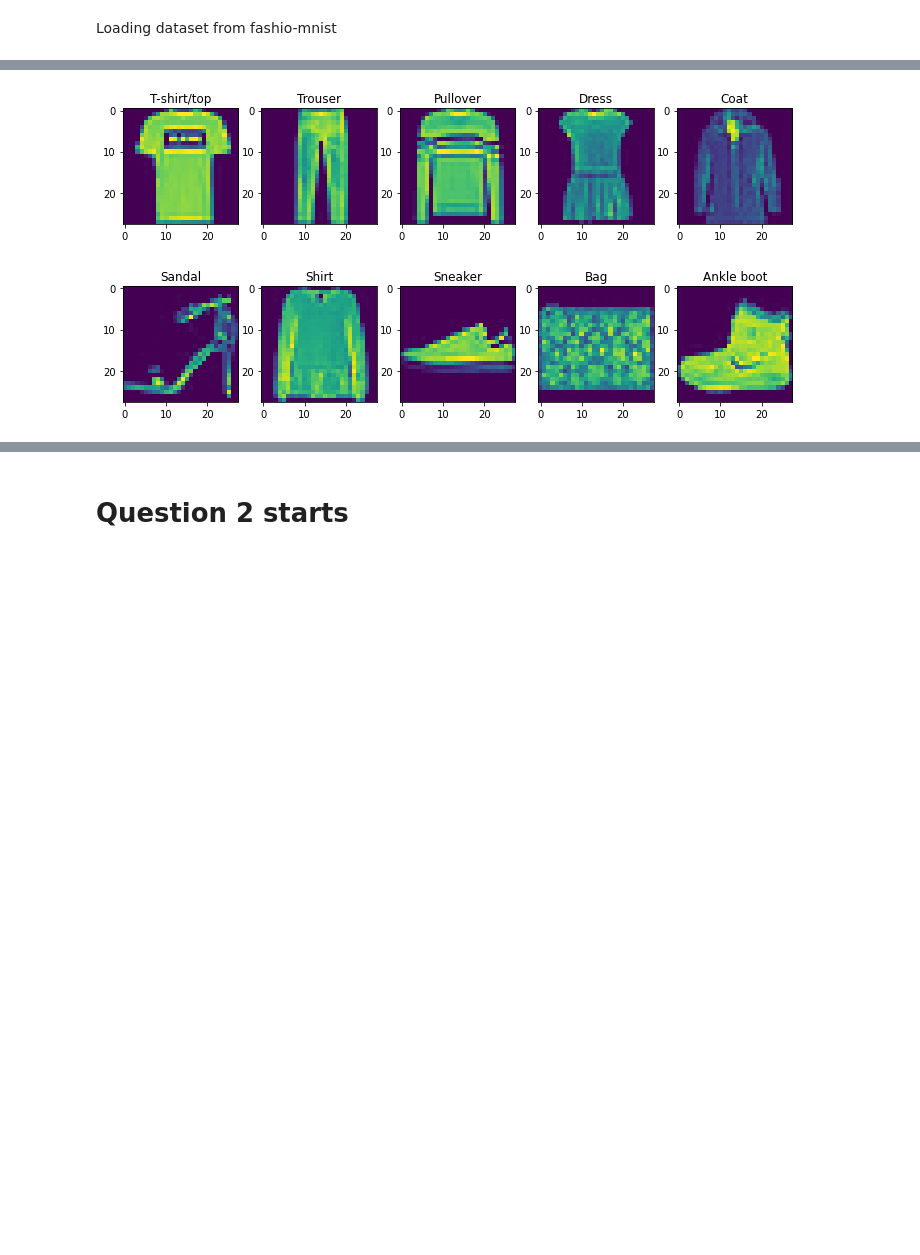
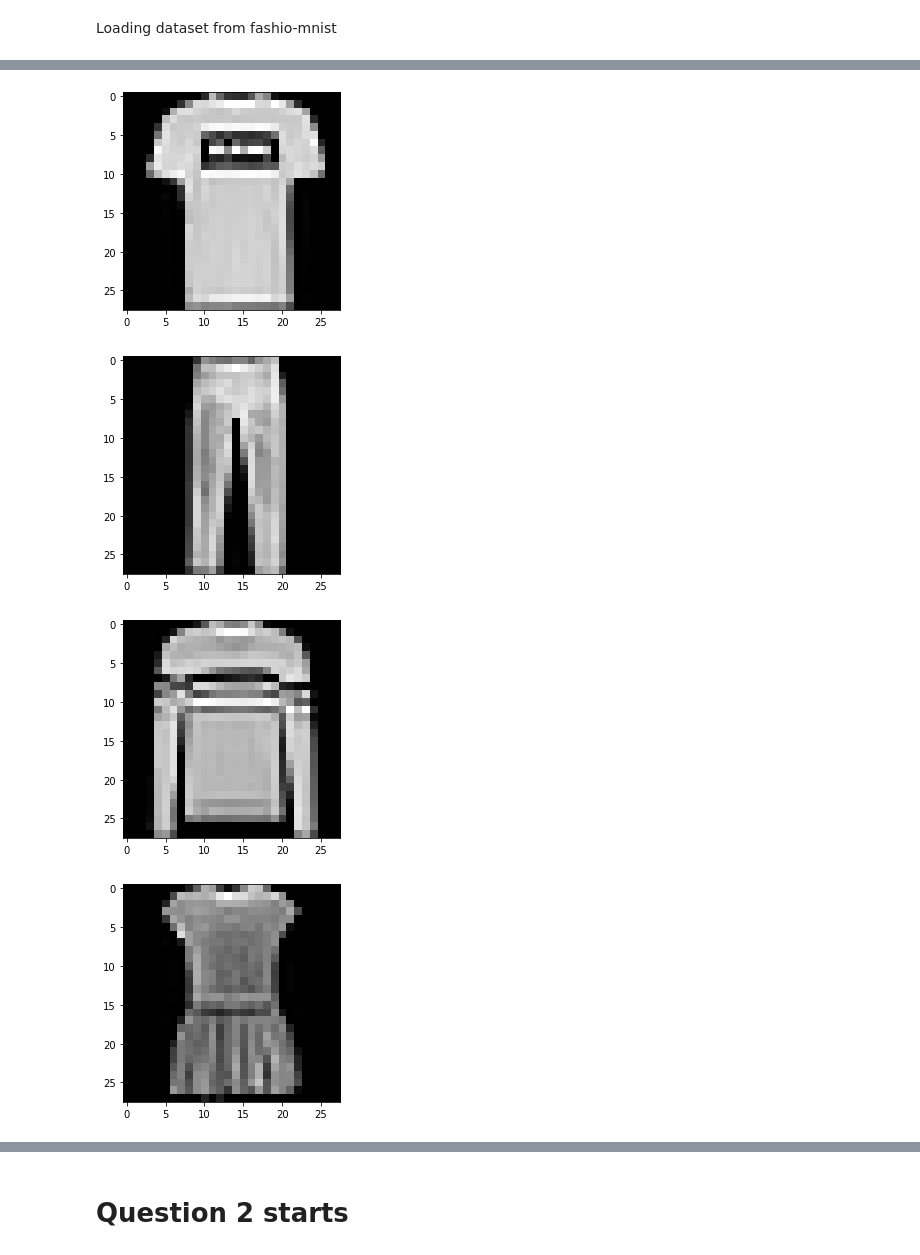
Before and after one commit to akshaygrao77/Deep-learning-assignment1, a Jupyter notebook: Assignment_1.ipynb, the cells around one changed output, grey strips where cells are left out. Drawn from its saved outputs; the diff is of its cells as text; code cells hidden in the pictures; blank space fills up the shorter version.

```diff
--- a/Assignment_1.ipynb
+++ b/Assignment_1.ipynb
@@ -51,19 +58,20 @@ Loading dataset from fashio-mnist
-# %%
-num_classes = 10
-class_map = {0: "T-shirt/top", 1: "Trouser", 2: "Pullover", 3: "Dress", 4: "Coat", 5: "Sandal", 6: "Shirt", 7: "Sneaker", 8: "Bag", 9: "Ankle boot"}
-plt.figure(figsize=[12, 6])
-img_list = []
-class_list = []
-
-for i in range(num_classes):
-    position = np.argmax(y_train==i)
-    image = x_train[position,:,:]
-    plt.subplot(2, 5, i+1)
-    plt.imshow(image)
-    plt.title(class_map[i])
-    img_list.append(image)
-    class_list.append(class_map[i])
-
-wandb.log({"Question 1": [wandb.Image(img, caption=caption) for img, caption in zip(img_list, class_list)]})
-# %% [output]
-[figure, removed]
+# %%
+def print_image_per_class():
+  num_class=10
+  for cls in range(num_class):
+    i=0
+    while(True):
+      i=i+1
+      if(y_train[i] == cls):
+        # image = x_train[i]
+        plt.imshow( x_train[i], cmap='gray')
+        plt.show()
+        plt.close()
+        break;
+# %%
+print_image_per_class()
+# %% [output]
+[figure, added]
+[figure, added]
+[figure, added]
+[figure, added]
```
Also changed, not shown: parts of 14 cells of this notebook.
